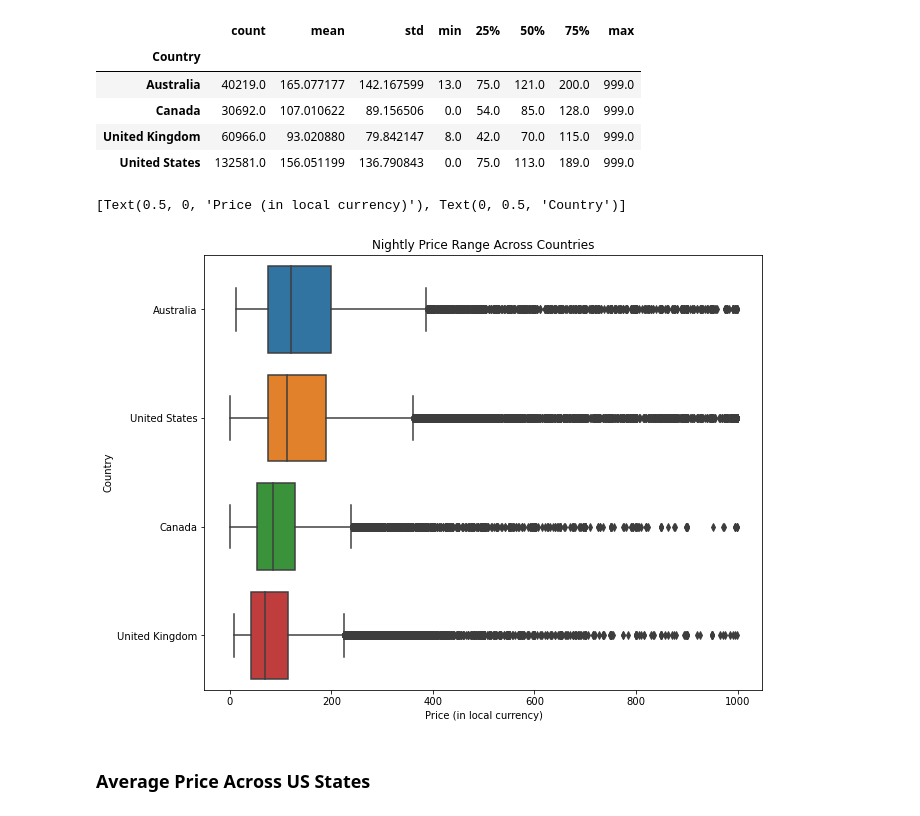
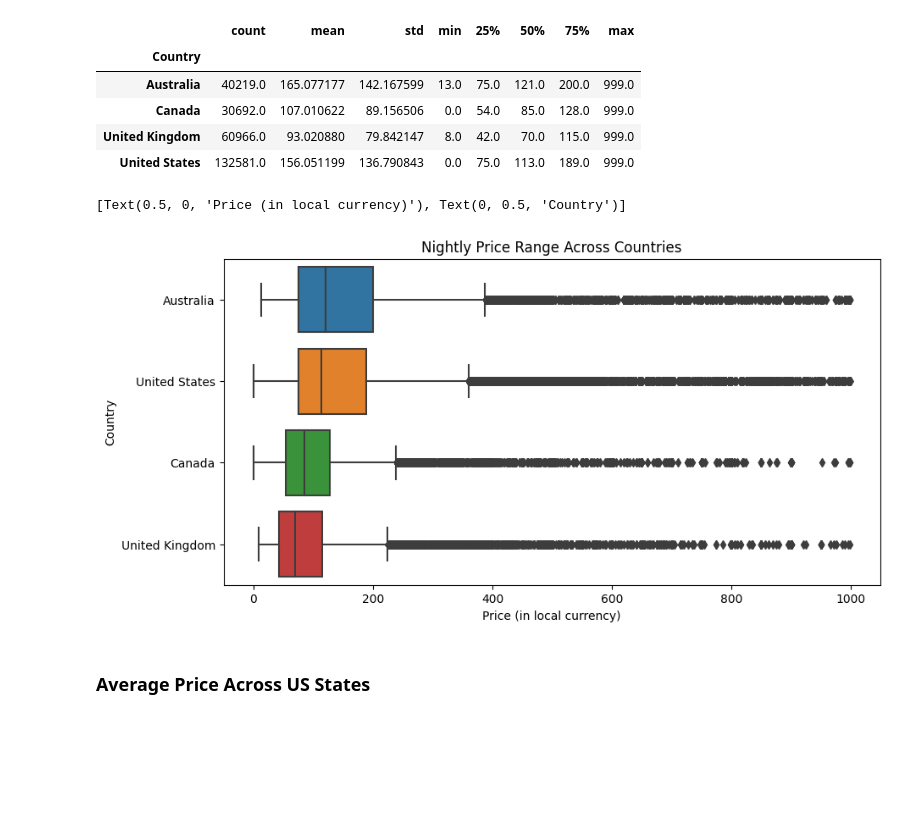
Before and after one commit to mahalrs/airbnb-autopilot, a Jupyter notebook: notebooks/data_exploration.ipynb, the cells around one changed output. Saved outputs shown, nothing was run; the diff lists cells and outputs as text; code cells hidden in the pictures; blank space fills up the shorter version.

```diff
--- a/notebooks/data_exploration.ipynb
+++ b/notebooks/data_exploration.ipynb
@@ -135,13 +134,15 @@ listings_tc.groupby('Country')['Price'].describe()
 | United Kingdom | 60966.0 | 93.020880 | 79.842147 | 8.0 | 42.0 | 70.0 | 115.0 | 999.0 |
 | United States | 132581.0 | 156.051199 | 136.790843 | 0.0 | 75.0 | 113.0 | 189.0 | 999.0 |
 # %%
-plt.figure(figsize=(10, 8))
-ax = sns.boxplot(data=listings_tc, y='Country', x='Price',order=['Australia','United States','Canada','United Kingdom'])
+tmp = ['Australia', 'United States', 'Canada', 'United Kingdom']
+
+plt.figure(figsize=(10, 5))
+ax = sns.boxplot(data=listings_tc, y='Country', x='Price', order=tmp)
 ax.set_title('Nightly Price Range Across Countries')
 ax.set(xlabel='Price (in local currency)', ylabel='Country')
 # %% [output]
 [Text(0.5, 0, 'Price (in local currency)'), Text(0, 0.5, 'Country')]
-[figure, old version]
+[figure, new version]
 # %% [markdown]
 ### Average Price Across US States
 # %%
```
Also changed, not shown: parts of 9 cells of this notebook.
